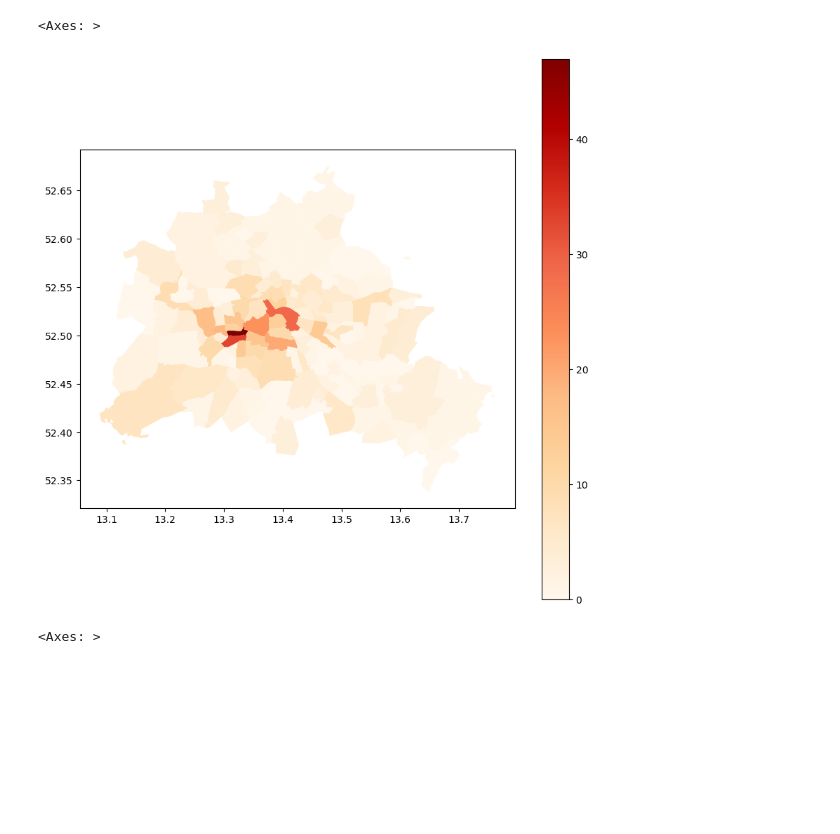
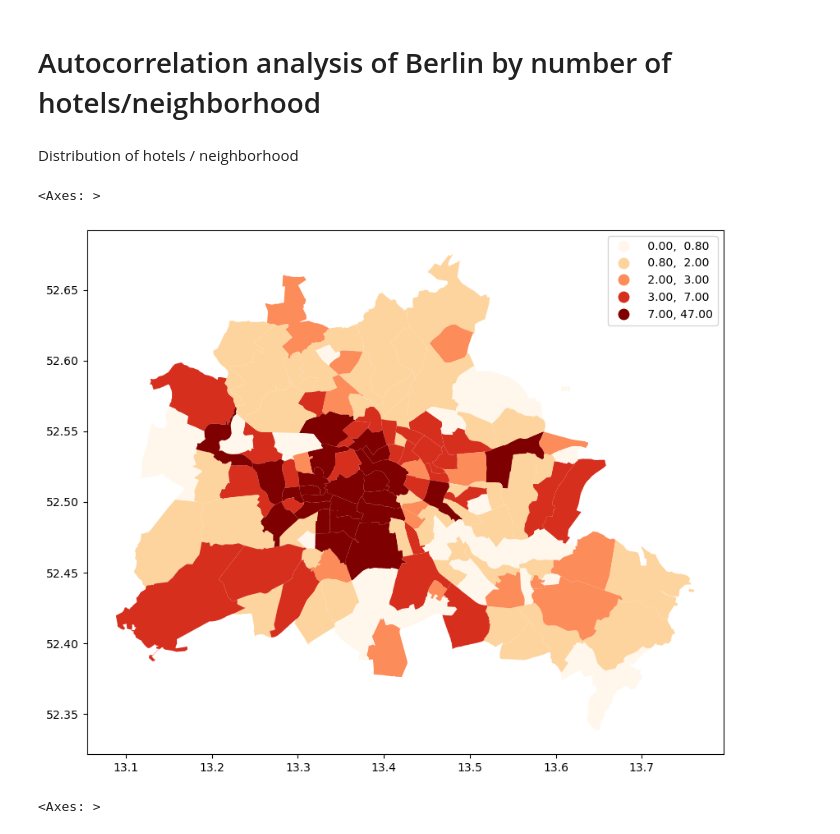
Before and after one commit to ovsvc/dopp-project, a Jupyter notebook: analysis/autocorrelation/autocorrelation_hotels.ipynb, the cells around one changed output. Cells and saved outputs as stored; diff of their text form; code cells hidden in the pictures; blank space fills up the shorter version.

```diff
--- a/analysis/autocorrelation_hotels.ipynb
+++ b/analysis/autocorrelation/autocorrelation_hotels.ipynb
@@ -1,3 +1,5 @@
+# %% [markdown]
+# Autocorrelation analysis of Berlin by number of hotels/neighborhood
 # %%
 import esda
 import pandas as pd
@@ -24,23 +26,25 @@ ref = ref[ref['price'] < 1000]
 median = ref['price'].median()
 
 ref['neighbourhood'] = ref['neighbourhood_cleansed']
+# %% [markdown]
+Distribution of hotels / neighborhood
 # %%
 hotels = pd.read_csv('../data - Tourpedia/berlin-accommodation_v2.csv', sep = ';')
 
 # assign hotels to neighbourhoods based on coordinates
 geometry = [Point(xy) for xy in zip(hotels['lng'], hotels['lat'])]
 crs = {'init': 'epsg:4326'}
 geo_df = GeoDataFrame(hotels, crs=crs, geometry=geometry)
 df['count'] = 0
 
 for idx, poly in df.iterrows():
     count = geo_df.within(poly['geometry']).sum()
     df.at[idx, 'count'] = count
 
-df.plot(column='count', cmap='OrRd', legend=True, figsize=(10, 10))
+df.plot(column='count', cmap='OrRd', legend=True, figsize=(10, 10), scheme='quantiles')
 # %% [output]
 <Axes: >
-[figure, old version]
+[figure, new version]
 # %%
 df.set_index('neighbourhood', inplace=True)
 # %%
```
Also changed, not shown: parts of 2 cells of this notebook, 2 other files.
